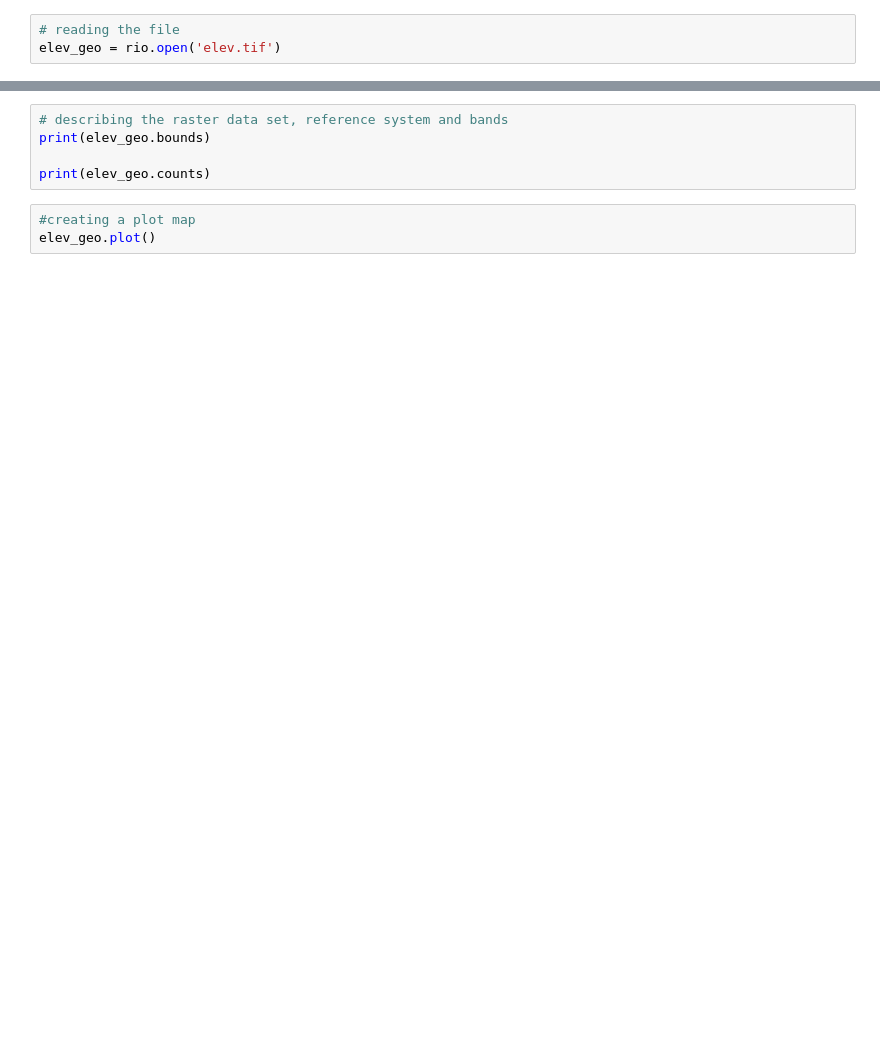
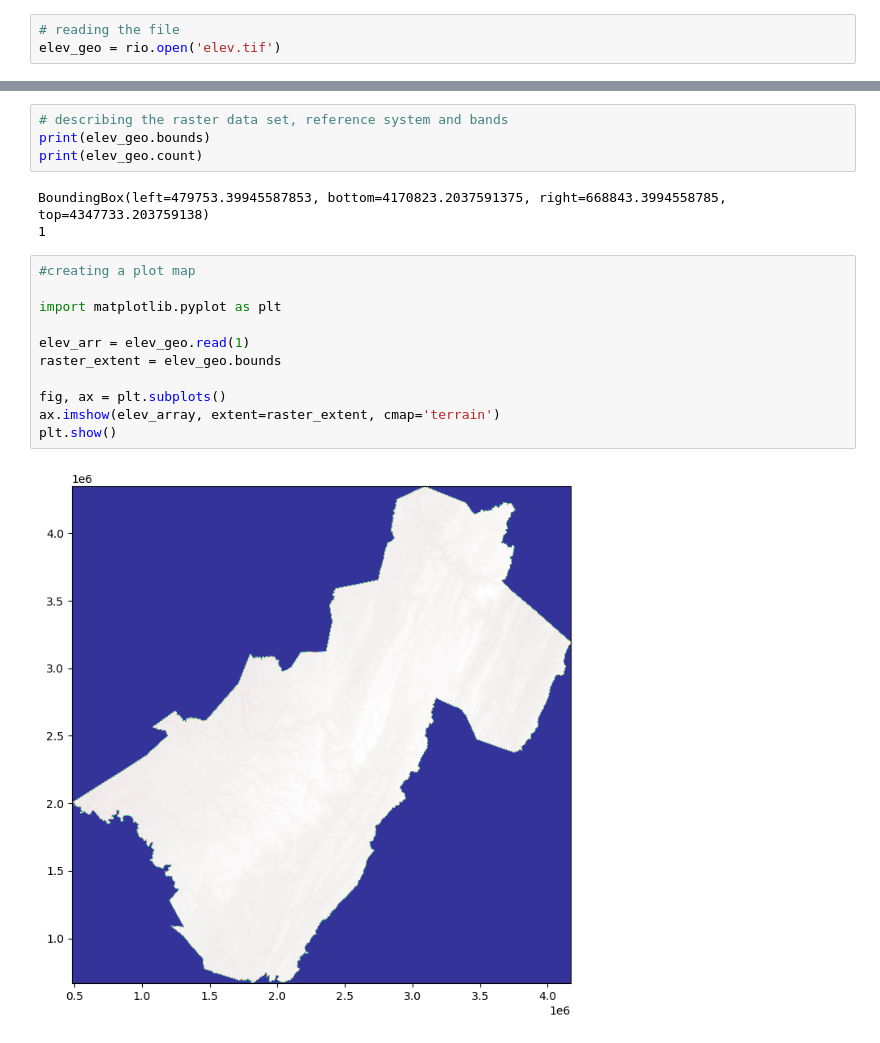
Before and after one commit to scottsouter/PY4SA23_Assignment, a Jupyter notebook: Assignment_script.ipynb, the cells around one changed output, grey strips where cells are left out. Drawn from its saved outputs; the diff is of its cells as text; blank space fills up the shorter version.

```diff
--- a/Assignment_script.ipynb
+++ b/Assignment_script.ipynb
@@ -140,8 +172,20 @@ print(elev_geo.crs)
 # %%
 # describing the raster data set, reference system and bands
 print(elev_geo.bounds)
-
-print(elev_geo.counts)
+print(elev_geo.count)
+# %% [output]
+BoundingBox(left=479753.39945587853, bottom=4170823.2037591375, right=668843.3994558785, top=4347733.203759138)
+1
 # %%
 #creating a plot map
-elev_geo.plot()
+
+import matplotlib.pyplot as plt
+
+elev_arr = elev_geo.read(1)
+raster_extent = elev_geo.bounds
+
+fig, ax = plt.subplots()
+ax.imshow(elev_array, extent=raster_extent, cmap='terrain')
+plt.show()
+# %% [output]
+[figure, added]
```
Also changed, not shown: parts of 15 cells of this notebook, 1 other file.
